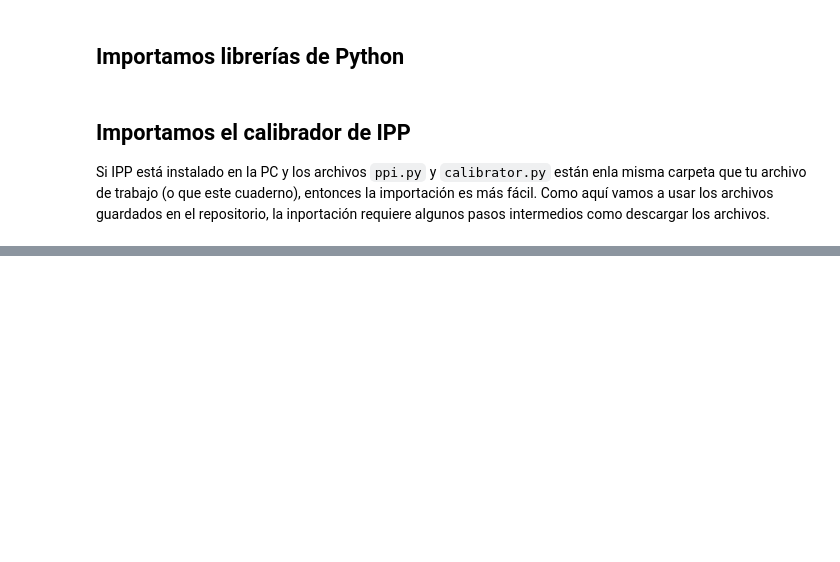
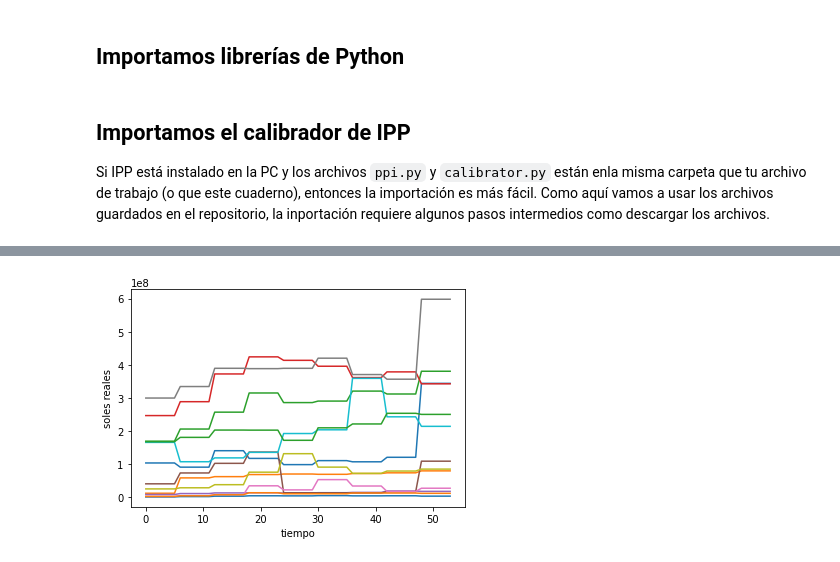
Before and after one commit to oguerrer/IPP_Lima, a Jupyter notebook: tutoriales/02 - calibracion.ipynb, the cells around one changed output, grey strips where cells are left out. Saved outputs shown, nothing was run; the diff lists cells and outputs as text; code cells hidden in the pictures; blank space fills up the shorter version.

```diff
--- a/tutoriales/02 - calibracion.ipynb
+++ b/tutoriales/02 - calibracion.ipynb
@@ -26,0 +97,16 @@ FileNotFoundError: [Errno 2] No such file or directory: '/Users/tequilamambo/Doc
+# %%
+dfb = pd.read_csv('https://raw.githubusercontent.com/oguerrer/IPP_Lima/main/data/base_presupuesto.csv')
+dfb = dfb.groupby('ODS').sum()
+
+# armamos el calendario de desembolsos (B_sequence)
+programs = sorted(dfb.index.values.astype(float).astype(int))
+B_sequence = [[] for target in programs]
+subperiods = max_steps/num_years
+for i, program in enumerate(programs):
+    for year in anios_c:
+        for x in range(int(subperiods)):
+            B_sequence[i].append( dfb[dfb.index==int(float(program))][year].values[0]/subperiods )
+B_sequence = np.array(B_sequence)
+
+# armamos una tabla vinculando cada indicador a sus ODS
+budget_hash = dict([ (i, ods[(ods!='nan') & (ods != '10.0')].astype(float).astype(int).tolist()) for i, ods in enumerate(datos[['ODS1', 'ODS2']].values.astype(str)) ])
@@ -26,0 +134,9 @@ FileNotFoundError: [Errno 2] No such file or directory: '/Users/tequilamambo/Doc
+# %%
+# graficamos las series del calendario de desembolsos
+for serie in B_sequence:
+    plt.plot(serie)
+plt.xlabel('tiempo')
+plt.ylabel('soles reales')
+plt.show()
+# %% [output]
+[figure, added]
```
Also changed, not shown: parts of 19 cells of this notebook, 3 other files.
